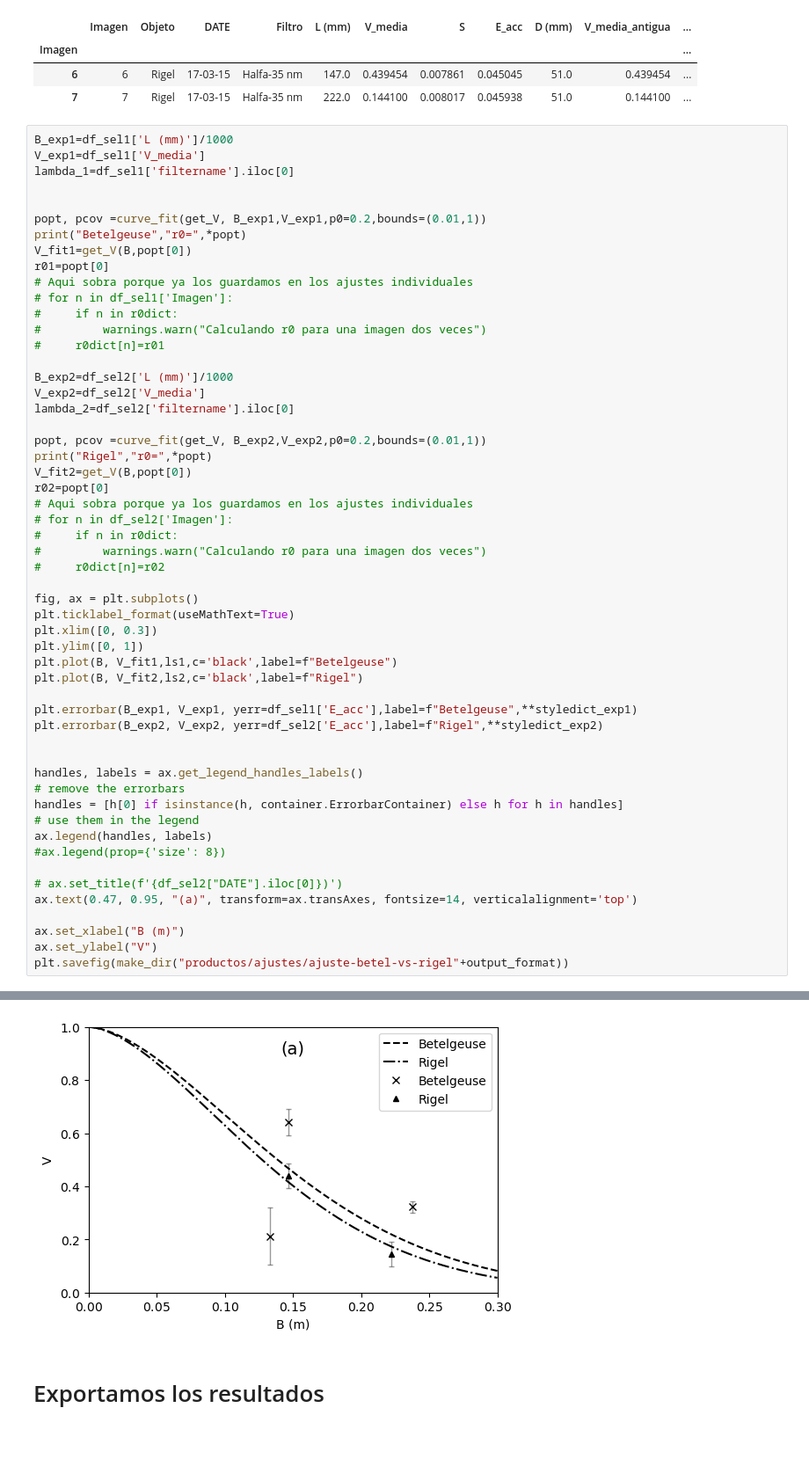
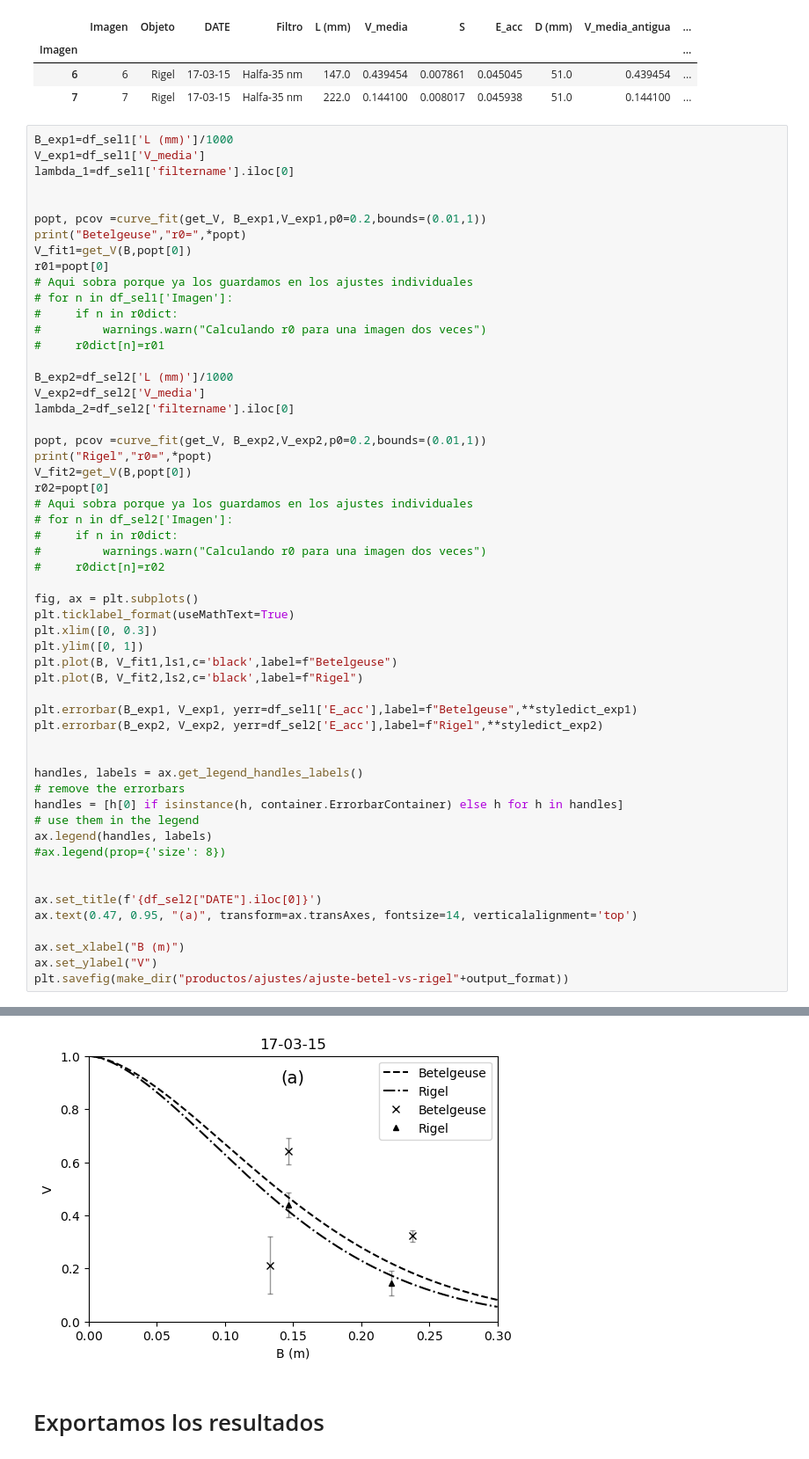
Before and after one commit to ivianrr/interferometry-paper, a Jupyter notebook: 02-ajuste-seeing-visibilidad.ipynb, the cells around one changed output, grey strips where cells are left out. Shown: that part at 88% size. Saved outputs shown, nothing was run; the diff lists cells and outputs as text.

```diff
--- a/02-ajuste-seeing-visibilidad.ipynb
+++ b/02-ajuste-seeing-visibilidad.ipynb
@@ -466,35 +466,36 @@ r02=popt[0]
 #     if n in r0dict:
 #         warnings.warn("Calculando r0 para una imagen dos veces")
 #     r0dict[n]=r02
 
 fig, ax = plt.subplots()
 plt.ticklabel_format(useMathText=True)
 plt.xlim([0, 0.3])
 plt.ylim([0, 1])
 plt.plot(B, V_fit1,ls1,c='black',label=f"Betelgeuse")
 plt.plot(B, V_fit2,ls2,c='black',label=f"Rigel")
 
 plt.errorbar(B_exp1, V_exp1, yerr=df_sel1['E_acc'],label=f"Betelgeuse",**styledict_exp1)
 plt.errorbar(B_exp2, V_exp2, yerr=df_sel2['E_acc'],label=f"Rigel",**styledict_exp2)
 
 
 handles, labels = ax.get_legend_handles_labels()
 # remove the errorbars
 handles = [h[0] if isinstance(h, container.ErrorbarContainer) else h for h in handles]
 # use them in the legend
 ax.legend(handles, labels)
 #ax.legend(prop={'size': 8})
 
-# ax.set_title(f'{df_sel2["DATE"].iloc[0]})')
+
+ax.set_title(f'{df_sel2["DATE"].iloc[0]}')
 ax.text(0.47, 0.95, "(a)", transform=ax.transAxes, fontsize=14, verticalalignment='top')
 
 ax.set_xlabel("B (m)")
 ax.set_ylabel("V")
 plt.savefig(make_dir("productos/ajustes/ajuste-betel-vs-rigel"+output_format))
 # %% [output]
 Betelgeuse r0= 0.3629309047496448
 Rigel r0= 0.3330430770908755
-[figure, old version]
+[figure, new version]
 # %% [markdown]
 # Exportamos los resultados
 # %%
```
